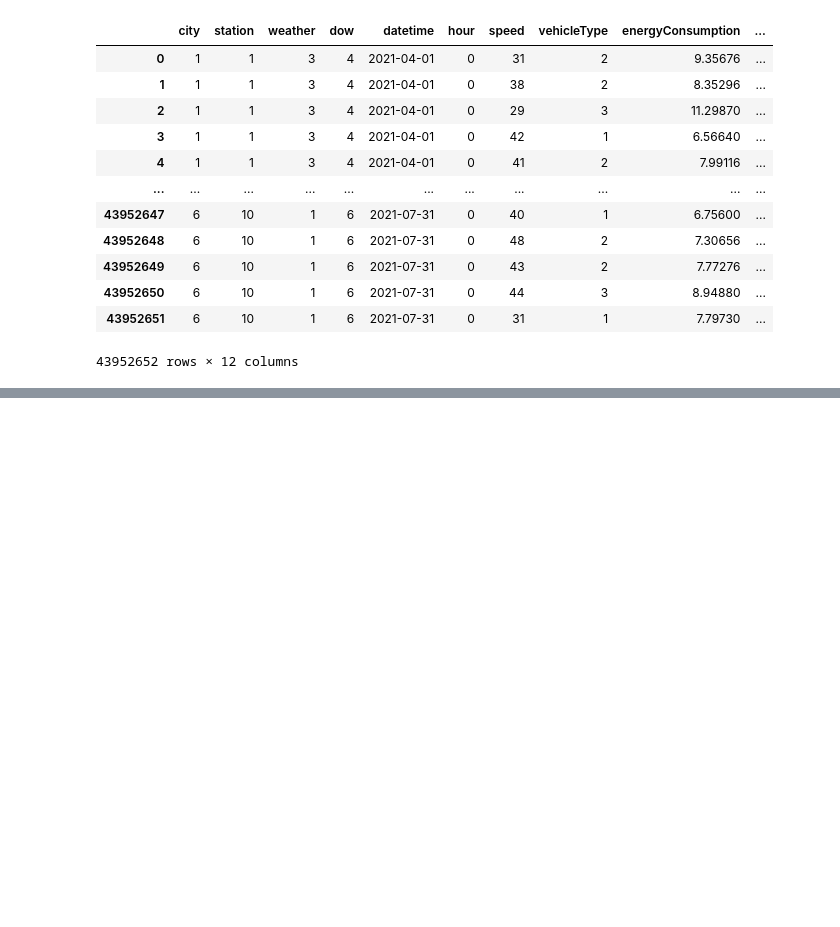
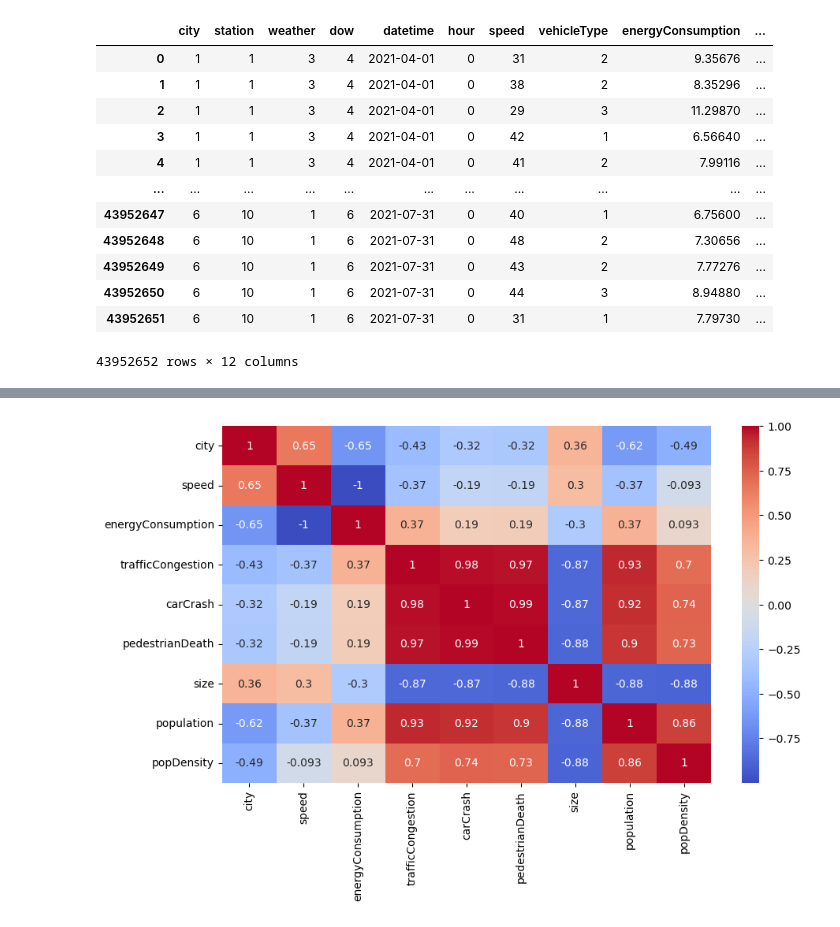
Before and after one commit to leonardohannas/MODS206_TelecomParis, a Jupyter notebook: notebook.ipynb, the cells around one changed output, grey strips where cells are left out. Drawn from its saved outputs; the diff is of its cells as text; code cells hidden in the pictures; blank space fills up the shorter version.

```diff
--- a/notebook.ipynb
+++ b/notebook.ipynb
@@ -45,3 +47,6 @@ traffic
 | 43952650 | 6 | 10 | 1 | 6 | 2021-07-31 | 0 | 44 | 3 | 8.94880 | ... |
 | 43952651 | 6 | 10 | 1 | 6 | 2021-07-31 | 0 | 31 | 1 | 7.79730 | ... |
 43952652 rows × 12 columns
+# %%
+df = traffic.groupby('city').mean().drop(columns=['station', 'weather', 'dow', 'vehicleType', 'hour'])
+df
@@ -47,0 +76,4 @@ traffic
+# %%
+city_info = pd.read_csv('info/cityInfo.csv')
+city_info.columns = ['city', 'size', 'population', 'popDensity']
+city_info
@@ -47,0 +88,3 @@ traffic
+# %%
+df = df.merge(city_info, on='city')
+df
@@ -47,0 +99,6 @@ traffic
+# %%
+plt.figure(figsize=(10, 6), dpi=100)
+sns.heatmap(df.corr(), cmap='coolwarm', annot=True)
+plt.show()
+# %% [output]
+[figure, added]
```
Also changed, not shown: parts of 20 cells of this notebook.
